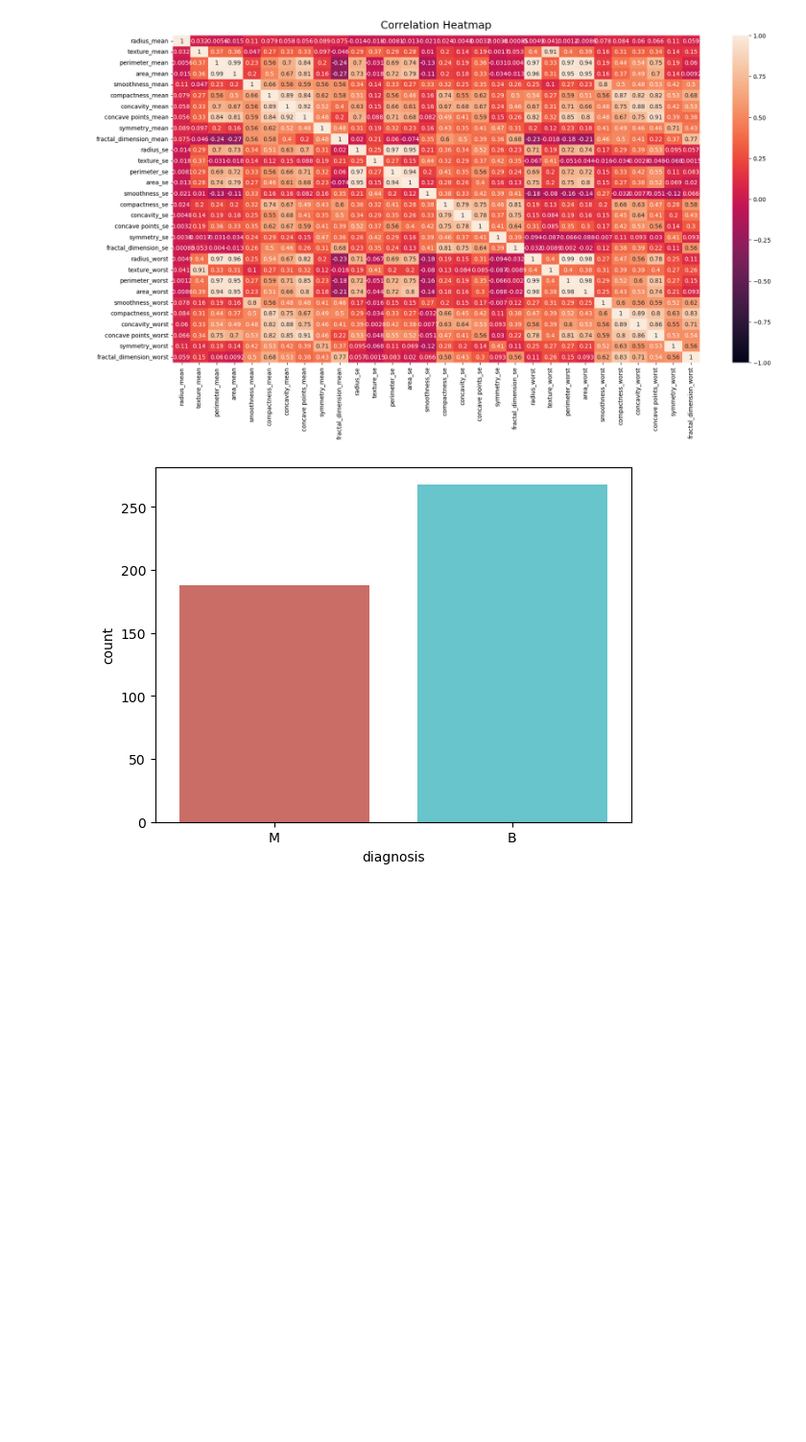
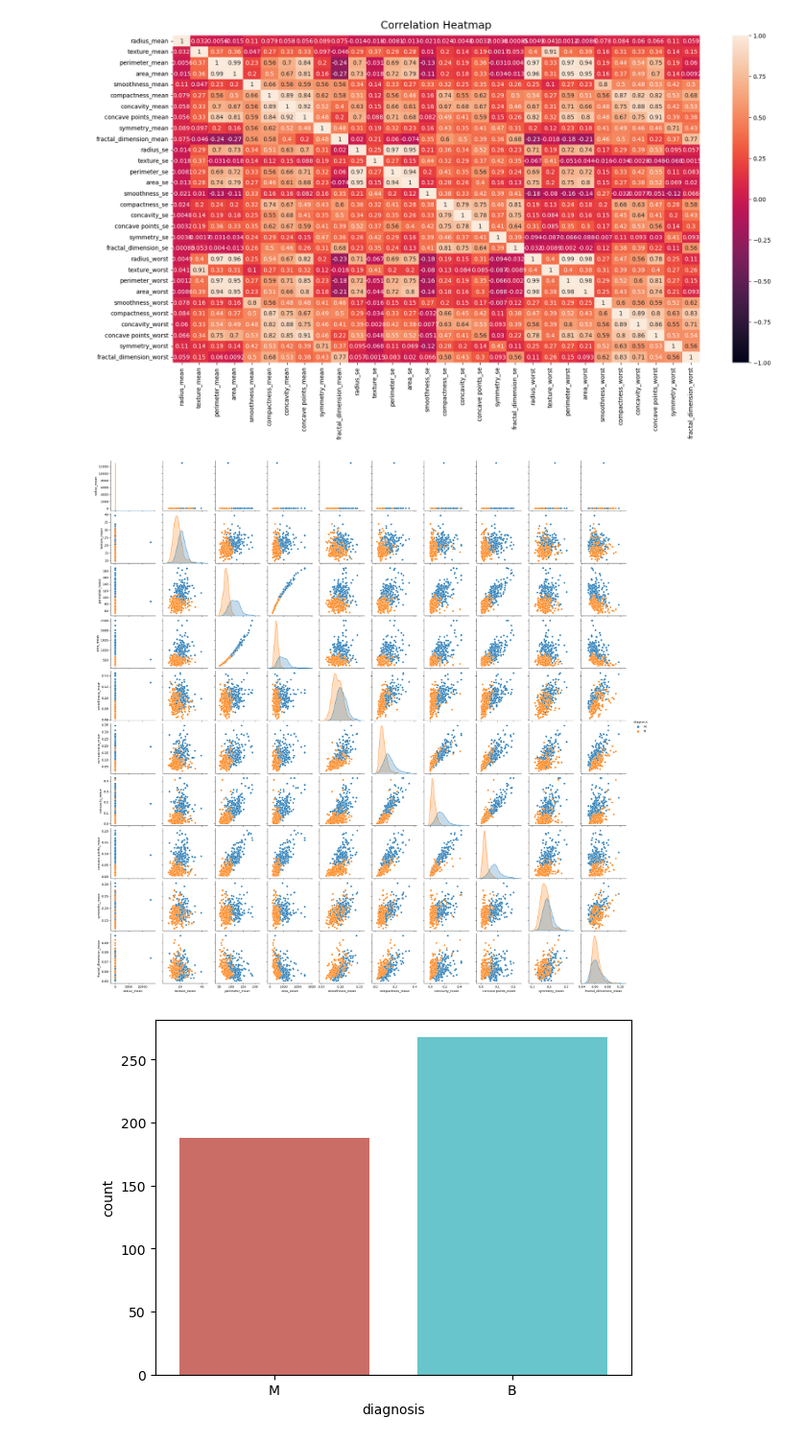
Before and after one commit to raflidev/machine-learning-tubes-1, a Jupyter notebook: tubes1.ipynb, the cells around one changed output. Shown at 96% size. Drawn from its saved outputs; the diff is of its cells as text; code cells hidden in the pictures; blank space fills up the shorter version.

```diff
--- a/tubes1.ipynb
+++ b/tubes1.ipynb
@@ -168,4 +180,9 @@ heatmap = sns.heatmap(x.corr(), vmin=-1, vmax=1, annot=True)
 heatmap.set_title('Correlation Heatmap', fontdict={'fontsize':18}, pad=12);
 # %% [output]
 [figure]
+# %%
+# membuat pairplot
+sns.pairplot(df, hue='diagnosis', vars=['radius_mean', 'texture_mean', 'perimeter_mean', 'area_mean', 'smoothness_mean', 'compactness_mean', 'concavity_mean', 'concave points_mean', 'symmetry_mean', 'fractal_dimension_mean']);
+# %% [output]
+[figure, added]
 # %%
```
Also changed, not shown: parts of 23 cells of this notebook.
